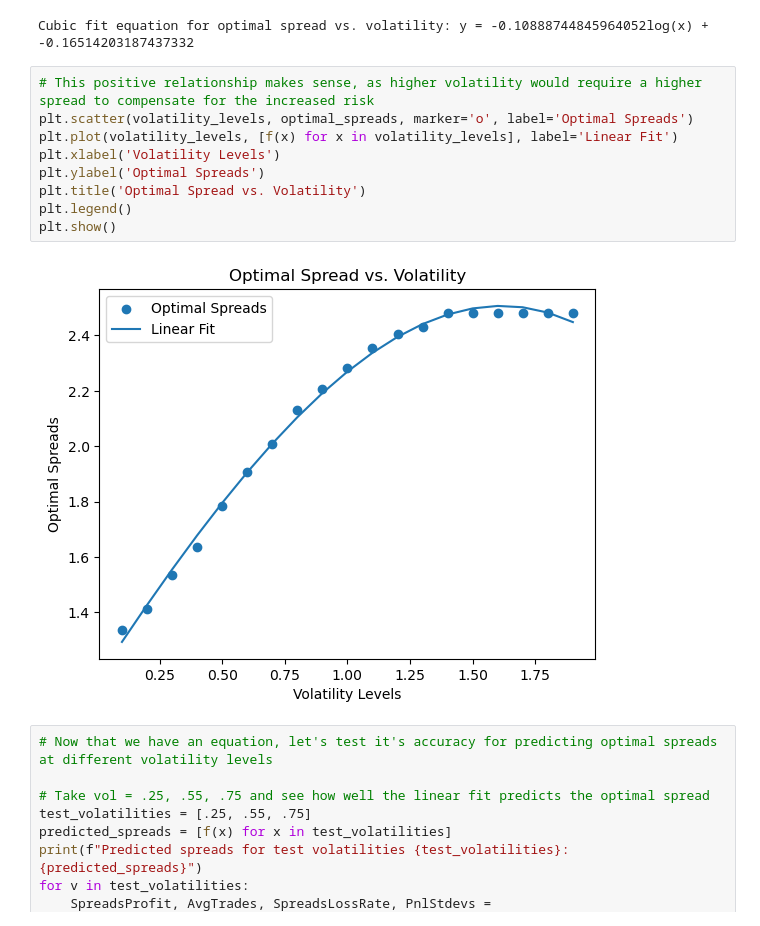
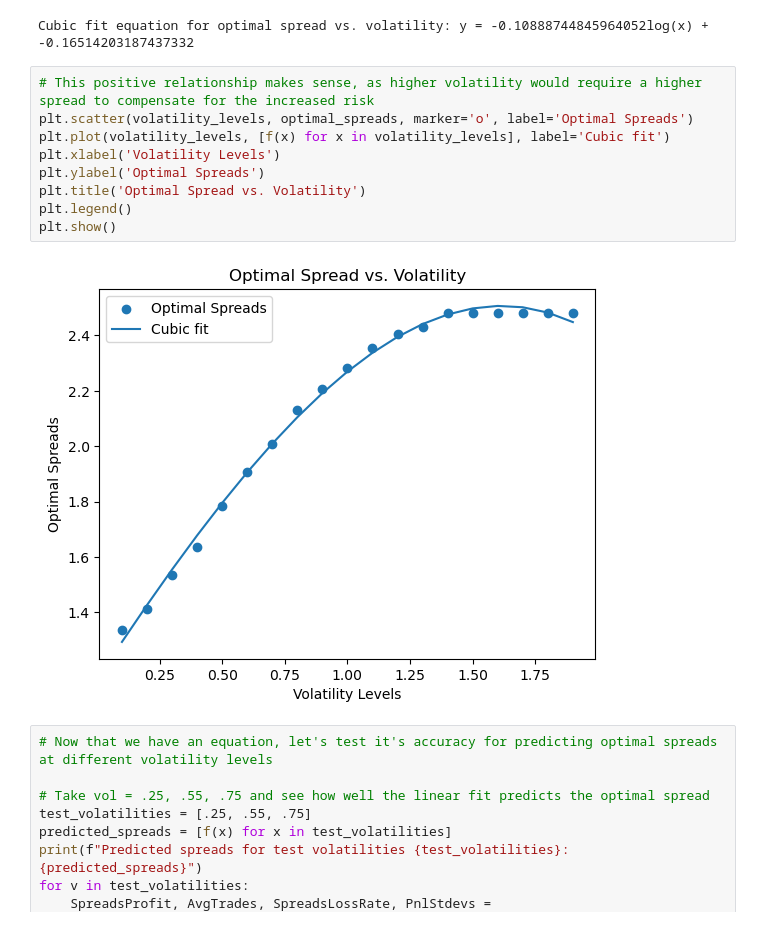
Before and after one commit to LukeWiles/Market-Model, a Jupyter notebook: Optimal Spread.ipynb, the cells around one changed output. Cells and saved outputs as stored; diff of their text form.

Commit message:
Optimal Spread and Volatility Research

```diff
--- a/Optimal Spread.ipynb
+++ b/Optimal Spread.ipynb
@@ -286,14 +286,14 @@ Cubic fit equation for optimal spread vs. volatility: y = -0.10888744845964052lo
 # %%
 # This positive relationship makes sense, as higher volatility would require a higher spread to compensate for the increased risk
 plt.scatter(volatility_levels, optimal_spreads, marker='o', label='Optimal Spreads')
-plt.plot(volatility_levels, [f(x) for x in volatility_levels], label='Linear Fit')
+plt.plot(volatility_levels, [f(x) for x in volatility_levels], label='Cubic fit')
 plt.xlabel('Volatility Levels')
 plt.ylabel('Optimal Spreads')
 plt.title('Optimal Spread vs. Volatility')
 plt.legend()
 plt.show()
 # %% [output]
-[figure, old version]
+[figure, new version]
 # %%
 # Now that we have an equation, let's test it's accuracy for predicting optimal spreads at different volatility levels
 
```
Also changed, not shown: parts of 1 cell of this notebook, 1 other file.
